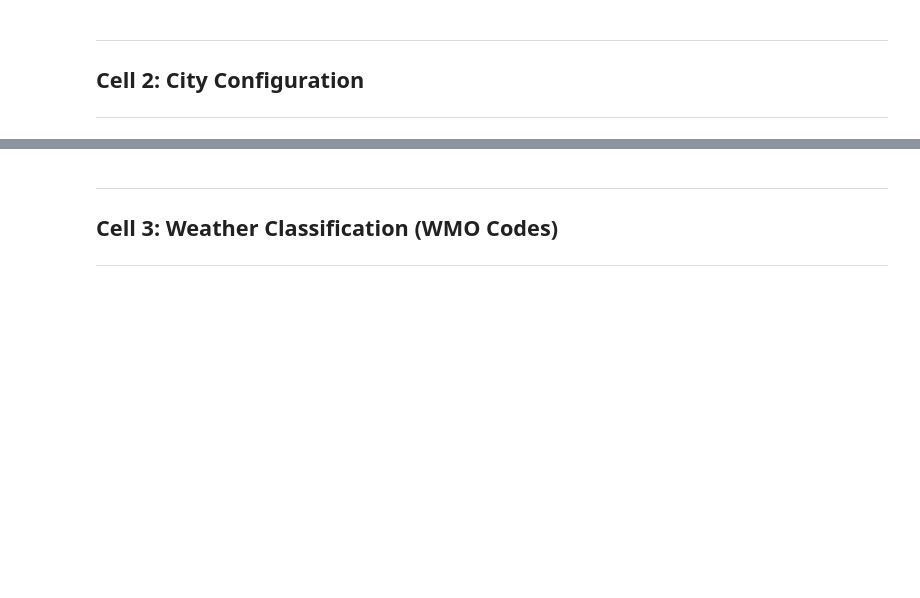
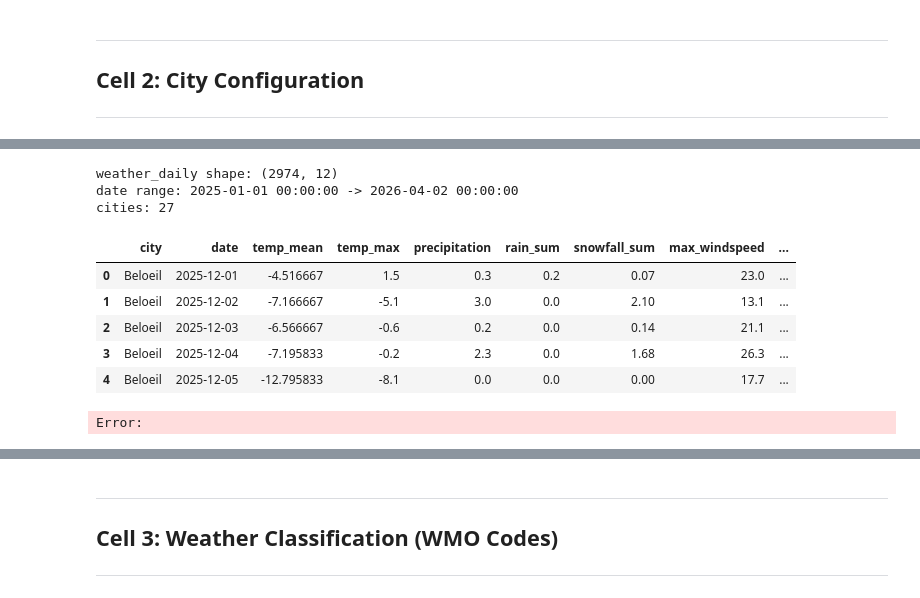
Before and after one commit to 1767902694-svg/busa693-clubpiscine, a Jupyter notebook: use_case_4_forecasting/notebooks/02_weather_integration.ipynb, the cells around one changed output, grey strips where cells are left out. Saved outputs shown, nothing was run; the diff lists cells and outputs as text; code cells hidden in the pictures; blank space fills up the shorter version.

Commit message:
Update weather input to come from Azure container

```diff
--- a/use_case_4_forecasting/notebooks/02_weather_integration.ipynb
+++ b/use_case_4_forecasting/notebooks/02_weather_integration.ipynb
@@ -154,0 +207,15 @@ Columns in weekly_units:
+# %%
+# Cell B - Read existing weather_daily.csv
+weather_daily = pd.DataFrame()
+
+try:
+    raw = container.get_blob_client(processed_blob_name).download_blob().readall()
+    weather_daily = pd.read_csv(StringIO(raw.decode("utf-8")))
+    weather_daily["date"] = pd.to_datetime(weather_daily["date"])
+    print("Loaded processed weather_daily from Azure:", weather_daily.shape)
+    print("Date range:", weather_daily["date"].min(), "->", weather_daily["date"].max())
+except ResourceNotFoundError:
+    print("Processed weather_daily.csv not found in Azure. Starting with empty weather table.")
+except Exception as e:
+    print("Failed to load processed weather_daily.csv:", e)
+    print("Starting with empty weather table.")
@@ -154,0 +225,9 @@ Columns in weekly_units:
+# %%
+# Cell C - Align slug
+def slugify_city(city: str) -> str:
+    s = unicodedata.normalize("NFKD", city)
+    s = s.encode("ascii", "ignore").decode("ascii")
+    s = s.lower()
+    s = re.sub(r"[^a-z0-9]+", "-", s)
+    s = re.sub(r"-+", "-", s).strip("-")
+    return s
@@ -154,0 +350,17 @@ Columns in weekly_units:
+# %%
+# Cell F Check weather_daily
+print("weather_daily shape:", weather_daily.shape)
+print("date range:", weather_daily["date"].min(), "->", weather_daily["date"].max())
+print("cities:", weather_daily["city"].nunique())
+weather_daily.head()
+# %% [output]
+weather_daily shape: (2974, 12)
+date range: 2025-01-01 00:00:00 -> 2026-04-02 00:00:00
+cities: 27
+|  | city | date | temp_mean | temp_max | precipitation | rain_sum | snowfall_sum | max_windspeed | ... |
+| 0 | Beloeil | 2025-12-01 | -4.516667 | 1.5 | 0.3 | 0.2 | 0.07 | 23.0 | ... |
+| 1 | Beloeil | 2025-12-02 | -7.166667 | -5.1 | 3.0 | 0.0 | 2.10 | 13.1 | ... |
+| 2 | Beloeil | 2025-12-03 | -6.566667 | -0.6 | 0.2 | 0.0 | 0.14 | 21.1 | ... |
+| 3 | Beloeil | 2025-12-04 | -7.195833 | -0.2 | 2.3 | 0.0 | 1.68 | 26.3 | ... |
+| 4 | Beloeil | 2025-12-05 | -12.795833 | -8.1 | 0.0 | 0.0 | 0.00 | 17.7 | ... |
+Error:
```
Also changed, not shown: parts of 46 cells of this notebook.
